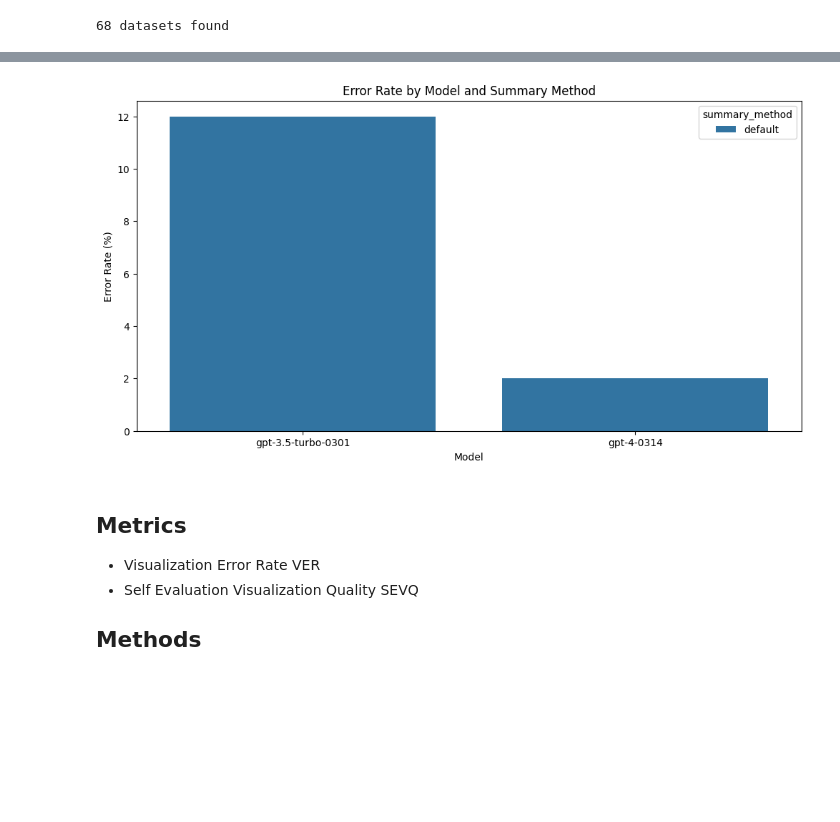
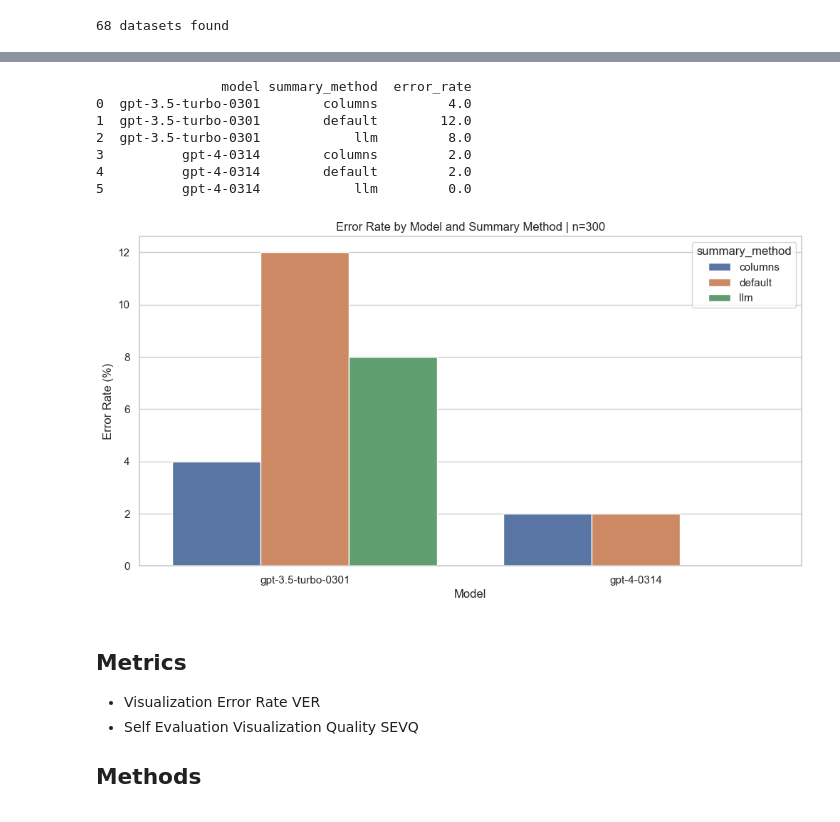
Before and after one commit to microsoft/lida, a Jupyter notebook: notebooks/research/eval.ipynb, the cells around one changed output, grey strips where cells are left out. Drawn from its saved outputs; the diff is of its cells as text; code cells hidden in the pictures; blank space fills up the shorter version.

```diff
--- a/notebooks/research/eval.ipynb
+++ b/notebooks/research/eval.ipynb
@@ -30,6 +30,8 @@ text_gen_configs= [
     TextGenerationConfig(n=1, temperature=0.2, model="gpt-4-0314", use_cache=True),
 ]
 
+summary_methods = ["default","llm","columns"]
+
 lida = Manager(text_gen=text_generator)
 
 visualizations = []
@@ -37,16 +39,16 @@ for textgen_config in text_gen_configs:
     for dataset_item in tqdm(datasets_list[0:10]):
         print("Processing dataset: ", dataset_item )
         dataset_item = os.path.join('data/vega', dataset_item)
-        summary_method = "default"
-        summary = lida.summarize(dataset_item, summary_method=summary_method, textgen_config=textgen_config)
-        goals = lida.goals(summary, n=5, textgen_config=textgen_config)
+        for summary_method in summary_methods:
 
-        library = "seaborn"
-        for goal in tqdm(goals) :
-            charts = lida.visualize(summary=summary, goal=goal, textgen_config=textgen_config, library=library, return_error=True)
-            chart = asdict(charts[0])
-            chart.update({"goal": asdict(goal), "library": library, "dataset": dataset_item, "summary_method": summary_method, "model": textgen_config.model})
-            visualizations.append(chart)
+            summary = lida.summarize(dataset_item, summary_method=summary_method, textgen_config=textgen_config)
+            goals = lida.goals(summary, n=5, textgen_config=textgen_config)
+            library = "seaborn"
+            for goal in tqdm(goals) :
+                charts = lida.visualize(summary=summary, goal=goal, textgen_config=textgen_config, library=library, return_error=True)
+                chart = asdict(charts[0])
+                chart.update({"goal": asdict(goal), "library": library, "dataset": dataset_item, "summary_method": summary_method, "model": textgen_config.model})
+                visualizations.append(chart)
 # %% [output]
 Processing dataset:  co2-concentration.csv
 `distplot` is a deprecated function and will be removed in seaborn v0.14.0.
@@ -82,33 +87,41 @@ vdf.head()
 # %%
 import seaborn as sns
 import pandas as pd
 import matplotlib.pyplot as plt
 
 def plot_error_rate(data: pd.DataFrame):
     # Calculate error rate
     data['error_rate'] = data['status'].apply(lambda x: 0 if x else 1)
 
     # Group by model and summary_method, then calculate the mean error_rate (percentage)
     error_rate_data = data.groupby(['model', 'summary_method'])['error_rate'].mean().reset_index()
     error_rate_data['error_rate'] = error_rate_data['error_rate'] * 100
 
+    print(error_rate_data)
     # Create a stacked bar chart
     plt.figure(figsize=(12, 6))
     sns.barplot(x='model', y='error_rate', hue='summary_method', data=error_rate_data, errorbar=None)
 
-    num_viz = data.shape[0]
+    num_viz =   # number of visualizations per bar (model, summary method)
     # Add labels and title
     plt.xlabel('Model')
     plt.ylabel('Error Rate (%)')
     plt.title(f'Error Rate by Model and Summary Method | n={str(num_viz)}')
 
     return plt
 
 # Assuming the data is in a pandas DataFrame called 'df'
 chart = plot_error_rate(vdf)
 chart.show()
 # %% [output]
+                model summary_method  error_rate
+0  gpt-3.5-turbo-0301        columns         4.0
+1  gpt-3.5-turbo-0301        default        12.0
+2  gpt-3.5-turbo-0301            llm         8.0
+3          gpt-4-0314        columns         2.0
+4          gpt-4-0314        default         2.0
+5          gpt-4-0314            llm         0.0
-[figure, old version]
+[figure, new version]
 # %% [markdown]
 ## Metrics
 
```
Also changed, not shown: parts of 2 cells of this notebook.
